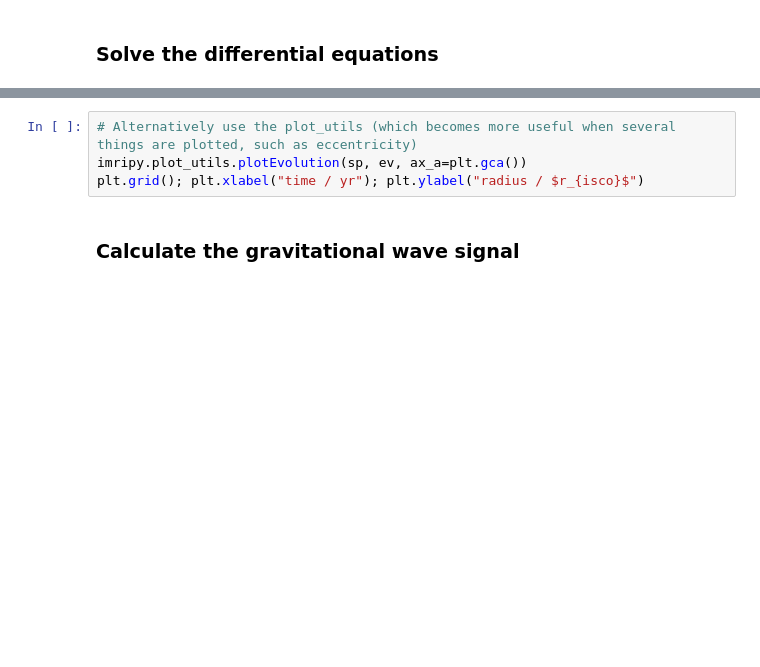
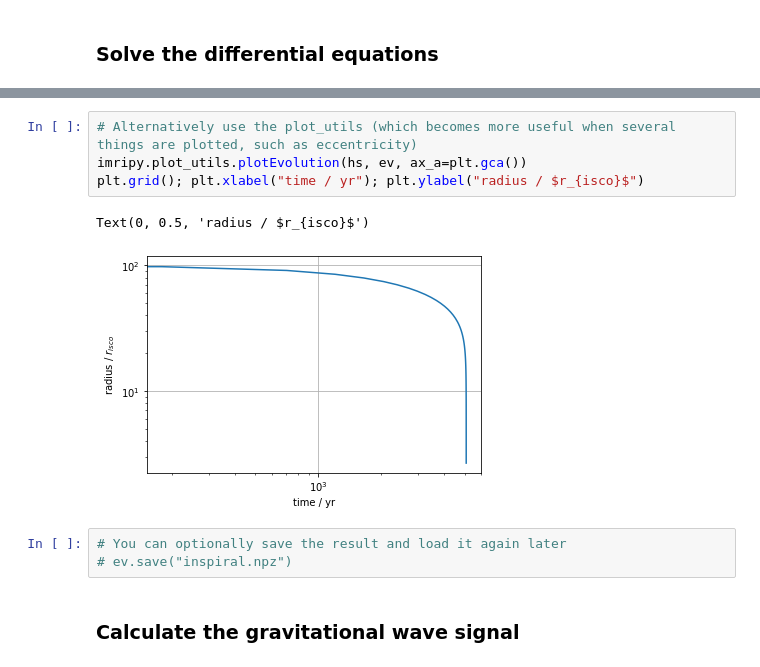
Before and after one commit to DMGW-Goethe/imripy, a Jupyter notebook: examples/BasicExample.ipynb, the cells around one changed output, grey strips where cells are left out. Saved outputs shown, nothing was run; the diff lists cells and outputs as text; blank space fills up the shorter version.

```diff
--- a/examples/BasicExample.ipynb
+++ b/examples/BasicExample.ipynb
@@ -70,7 +81,13 @@ plt.grid(); plt.xlabel("time / yr"); plt.ylabel("radius / $r_{isco}$")
 # %%
 # Alternatively use the plot_utils (which becomes more useful when several things are plotted, such as eccentricity)
-imripy.plot_utils.plotEvolution(sp, ev, ax_a=plt.gca())
+imripy.plot_utils.plotEvolution(hs, ev, ax_a=plt.gca())
 plt.grid(); plt.xlabel("time / yr"); plt.ylabel("radius / $r_{isco}$")
+# %% [output]
+Text(0, 0.5, 'radius / $r_{isco}$')
+[figure, added]
+# %%
+# You can optionally save the result and load it again later
+# ev.save("inspiral.npz")
 # %% [markdown]
 ### Calculate the gravitational wave signal
 # %%
```
Also changed, not shown: parts of 20 cells of this notebook, 1 other file.
